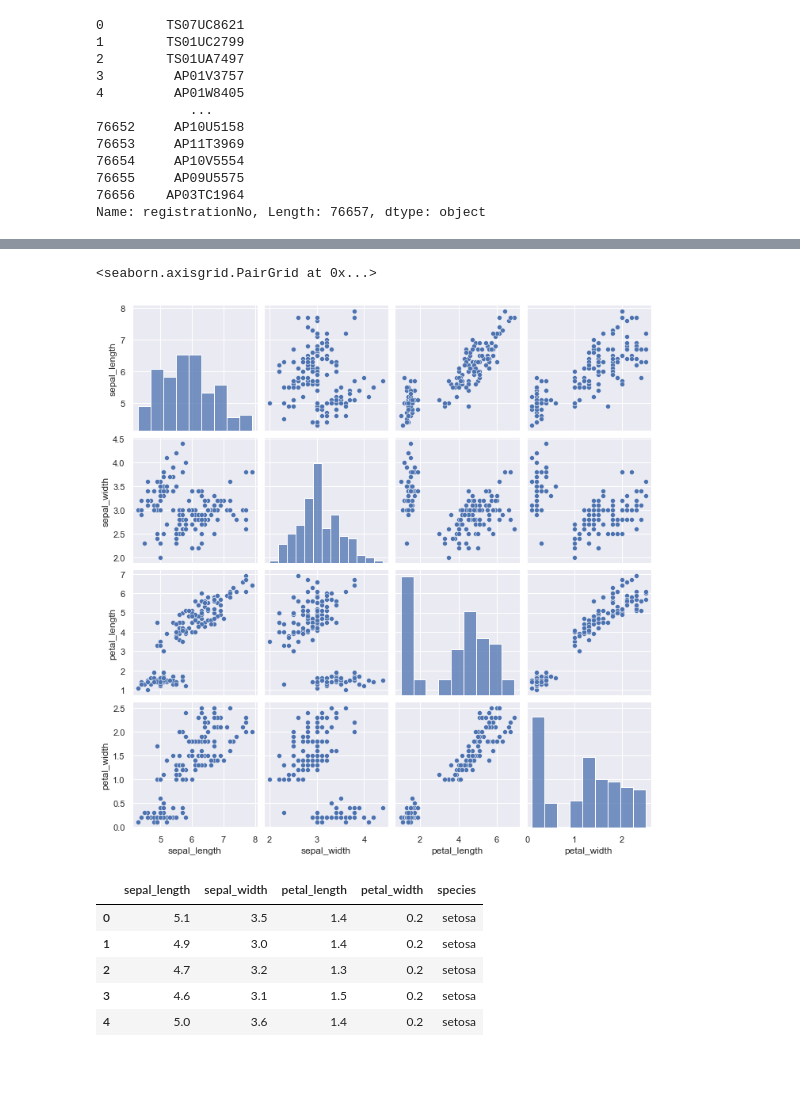
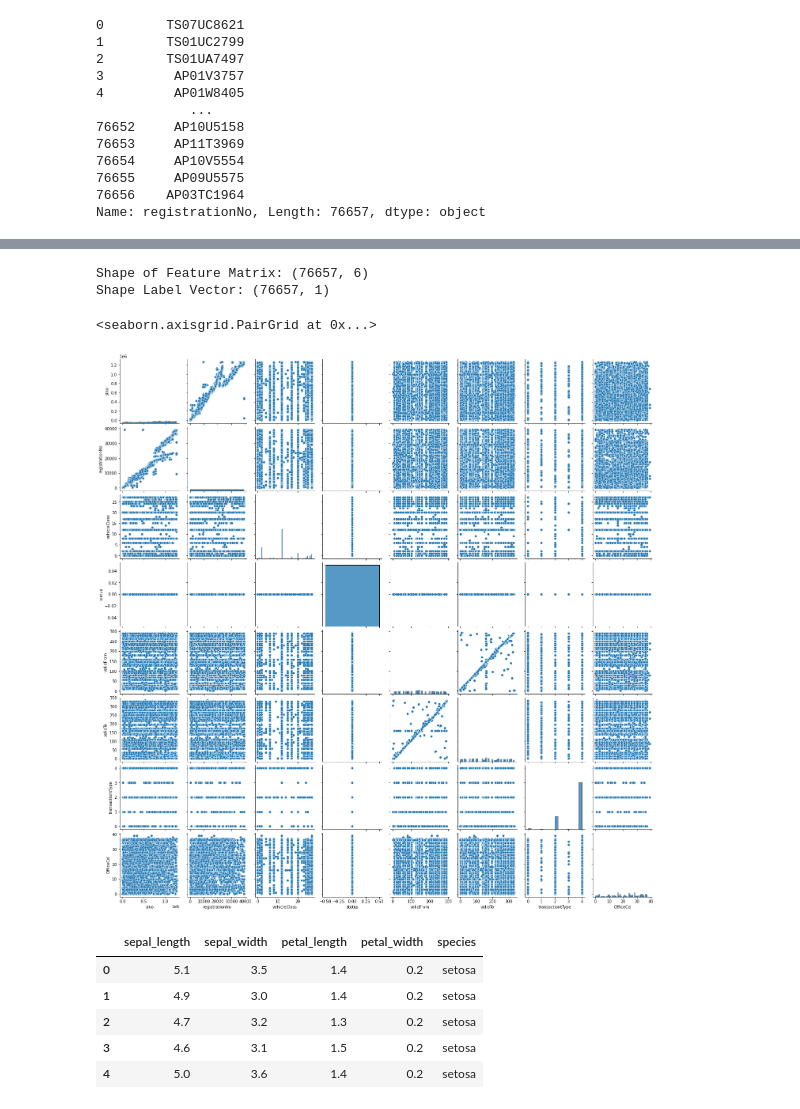
Before and after one commit to digitalhemanth/Data-Science, a Jupyter notebook: Scikit Learn/Sample_ds_with_spark.ipynb, the cells around one changed output, grey strips where cells are left out. Saved outputs shown, nothing was run; the diff lists cells and outputs as text; code cells hidden in the pictures; blank space fills up the shorter version.

```diff
--- a/Scikit Learn/Sample_ds_with_spark.ipynb
+++ b/Scikit Learn/Sample_ds_with_spark.ipynb
@@ -142,12 +142,12 @@ df['registrationNo'] = pd.Categorical(df['registrationNo'])
 df['registrationNo'] = df.registrationNo.cat.codes
 df['transactiontType'] = pd.Categorical(df['transactiontType'])
 df['transactiontType'] = df.transactiontType.cat.codes
-df['vehicleClass'] = pd.Categorical(df['vehicleClass'])
-df['vehicleClass'] = df.vehicleClass.cat.codes
-df['vehicleClass'] = pd.Categorical(df['vehicleClass'])
-df['vehicleClass'] = df.vehicleClass.cat.codes
-df['vehicleClass'] = pd.Categorical(df['vehicleClass'])
-df['vehicleClass'] = df.vehicleClass.cat.codes
+df['OfficeCd'] = pd.Categorical(df['OfficeCd'])
+df['OfficeCd'] = df.OfficeCd.cat.codes
+df['validFrom'] = pd.Categorical(df['validFrom'])
+df['validFrom'] = df.validFrom.cat.codes
+df['validTo'] = pd.Categorical(df['validTo'])
+df['validTo'] = df.validTo.cat.codes
 
 df.head()
 # %% [output]
@@ -193,0 +183,5 @@ array([[<AxesSubplot:title={'center':'sepal_length'}>,
+# %%
+numaric_call = ['slno', 'registrationNo', 'vehicleClass', 'status', 'validFrom',
+       'validTo', 'transactiontType', 'OfficeCd']
+data = df[numaric_call]
+data.head()
@@ -194,8 +195,20 @@ array([[<AxesSubplot:title={'center':'sepal_length'}>,
+# %%
+# Feature Matrix
+x_orig = data.iloc[:, 1:-1].values
+
+# Data labels
+y_orig = data.iloc[:, -1:].values
+
+print("Shape of Feature Matrix:", x_orig.shape)
+print("Shape Label Vector:", y_orig.shape)
+# %% [output]
+Shape of Feature Matrix: (76657, 6)
+Shape Label Vector: (76657, 1)
 # %%
-sns.pairplot(data=trans_data)
+sns.pairplot(data=data)
 # %% [output]
 <seaborn.axisgrid.PairGrid at 0x...>
-[figure, old version]
+[figure, new version]
 # %%
 
 
```
Also changed, not shown: parts of 6 cells of this notebook.
